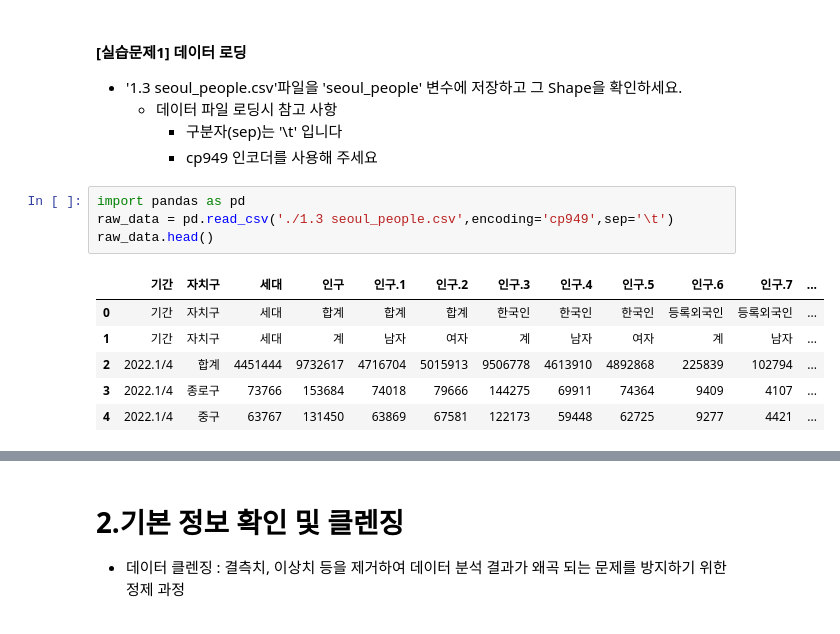
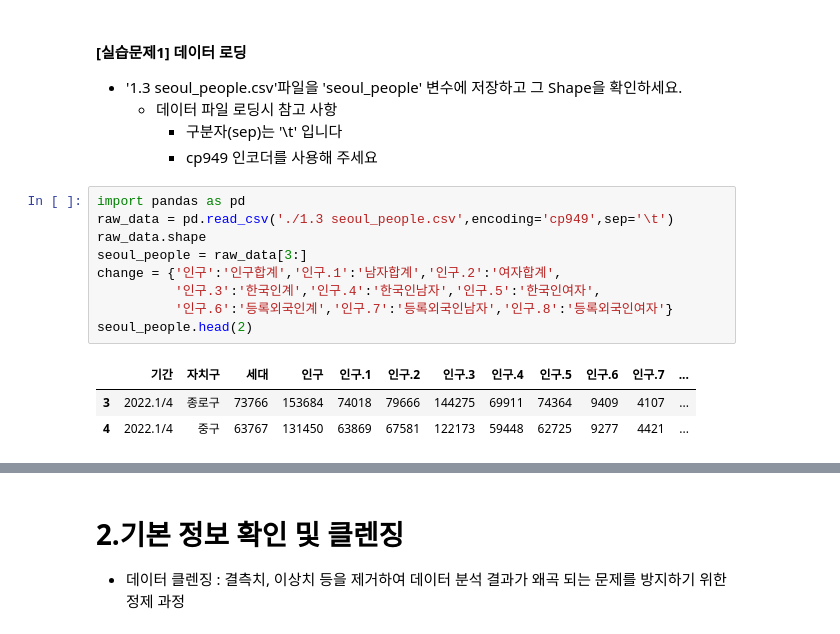
Before and after one commit to op-6160/AIVLE, a Jupyter notebook: 0213_MiniProject_1/1.3 데이터 불러오기 및 분석(EDA)_1차_주민등록데이터.ipynb, the cells around one changed output, grey strips where cells are left out. Drawn from its saved outputs; the diff is of its cells as text.

```diff
--- a/0213_MiniProject_1/1.3 데이터 불러오기 및 분석(EDA)_1차_주민등록데이터.ipynb
+++ b/0213_MiniProject_1/1.3 데이터 불러오기 및 분석(EDA)_1차_주민등록데이터.ipynb
@@ -46,11 +46,13 @@
 # %%
 import pandas as pd
 raw_data = pd.read_csv('./1.3 seoul_people.csv',encoding='cp949',sep='\t')
-raw_data.head()
+raw_data.shape
+seoul_people = raw_data[3:]
+change = {'인구':'인구합계','인구.1':'남자합계','인구.2':'여자합계',
+          '인구.3':'한국인계','인구.4':'한국인남자','인구.5':'한국인여자',
+          '인구.6':'등록외국인계','인구.7':'등록외국인남자','인구.8':'등록외국인여자'}
+seoul_people.head(2)
 # %% [output]
 |  | 기간 | 자치구 | 세대 | 인구 | 인구.1 | 인구.2 | 인구.3 | 인구.4 | 인구.5 | 인구.6 | 인구.7 | ... |
-| 0 | 기간 | 자치구 | 세대 | 합계 | 합계 | 합계 | 한국인 | 한국인 | 한국인 | 등록외국인 | 등록외국인 | ... |
-| 1 | 기간 | 자치구 | 세대 | 계 | 남자 | 여자 | 계 | 남자 | 여자 | 계 | 남자 | ... |
-| 2 | 2022.1/4 | 합계 | 4451444 | 9732617 | 4716704 | 5015913 | 9506778 | 4613910 | 4892868 | 225839 | 102794 | ... |
 | 3 | 2022.1/4 | 종로구 | 73766 | 153684 | 74018 | 79666 | 144275 | 69911 | 74364 | 9409 | 4107 | ... |
 | 4 | 2022.1/4 | 중구 | 63767 | 131450 | 63869 | 67581 | 122173 | 59448 | 62725 | 9277 | 4421 | ... |
```
Also changed, not shown: parts of 15 cells of this notebook, 12 other files.
